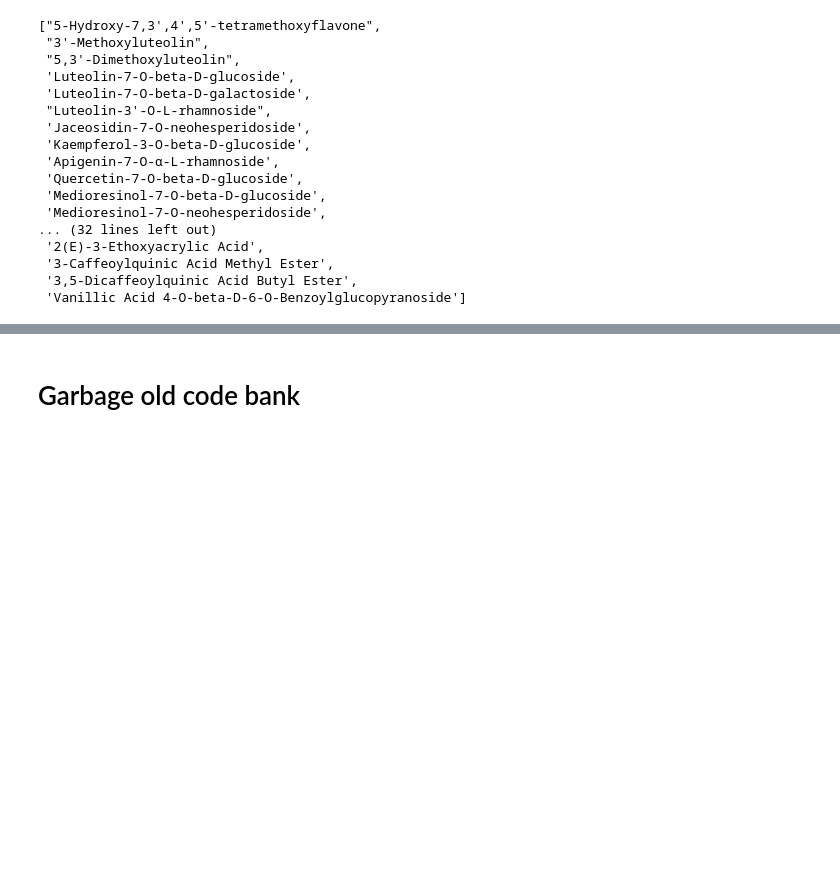
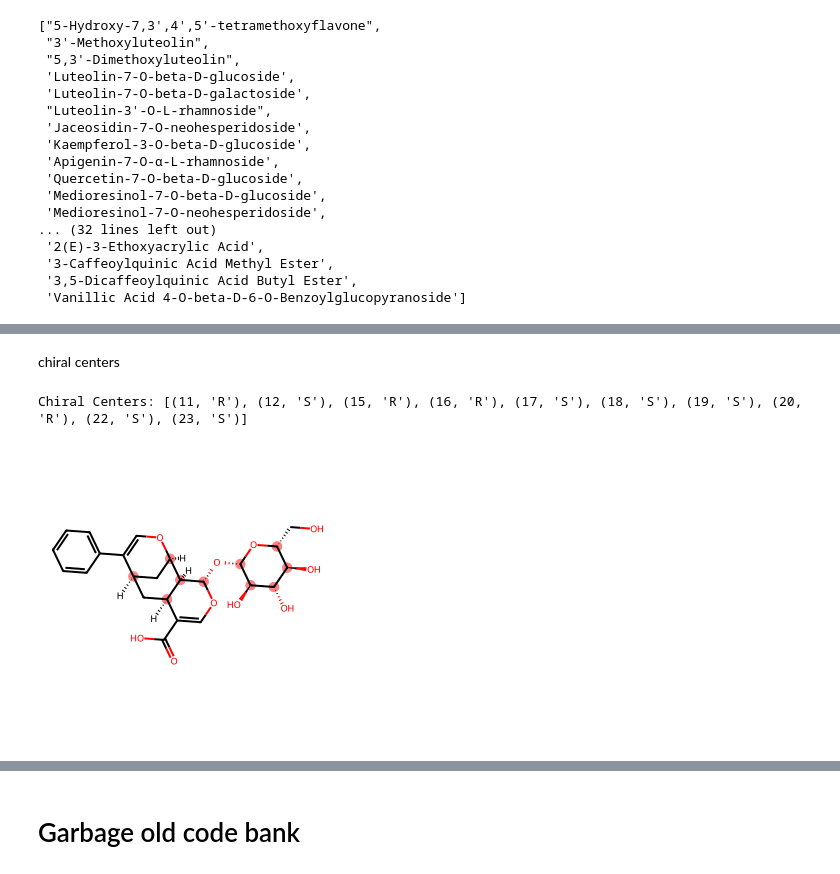
Before and after one commit to richardfanpks/drug_discovery, a Jupyter notebook: GetChemRepresentation.ipynb, the cells around one changed output, grey strips where cells are left out. Cells and saved outputs as stored; diff of their text form; code cells hidden in the pictures; blank space fills up the shorter version.

```diff
--- a/GetChemRepresentation.ipynb
+++ b/GetChemRepresentation.ipynb
@@ -136,0 +484,12 @@ print("Model Accuracy: ", np.mean(scores))
+# %% [markdown]
+chiral centers
+# %%
+from rdkit.Chem import Draw
+chiral_centers = Chem.FindMolChiralCenters(molecule, includeUnassigned=True)
+print("Chiral Centers:", chiral_centers)
+
+# Draw the molecule with chiral centers highlighted
+Draw.MolToImage(molecule, highlightAtoms=[center[0] for center in chiral_centers])
+# %% [output]
+Chiral Centers: [(11, 'R'), (12, 'S'), (15, 'R'), (16, 'R'), (17, 'S'), (18, 'S'), (19, 'S'), (20, 'R'), (22, 'S'), (23, 'S')]
+[figure, added]
```
Also changed, not shown: parts of 70 cells of this notebook, 4 other files.
